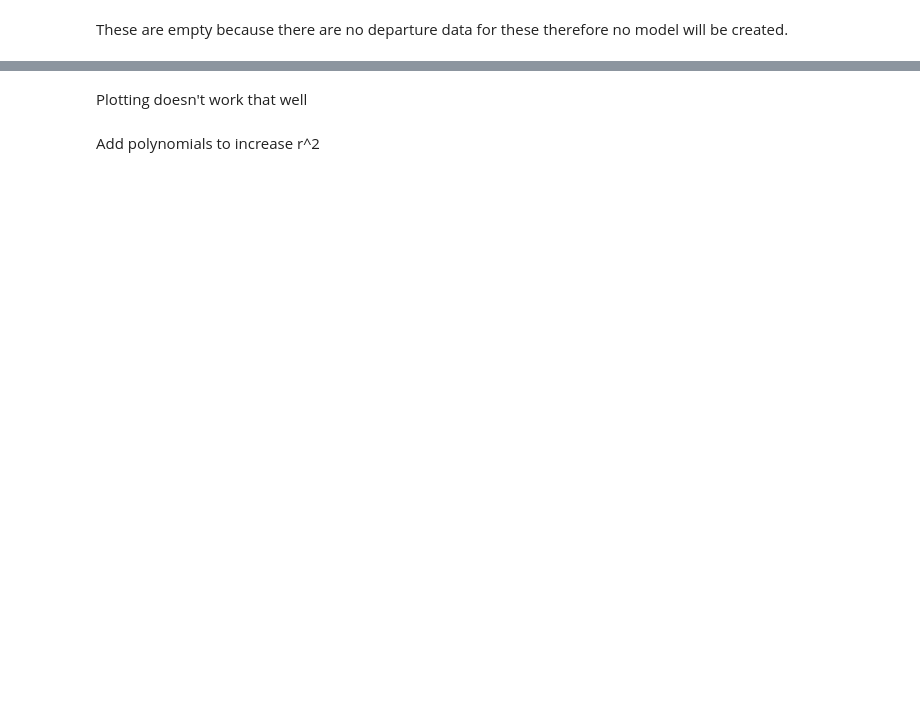
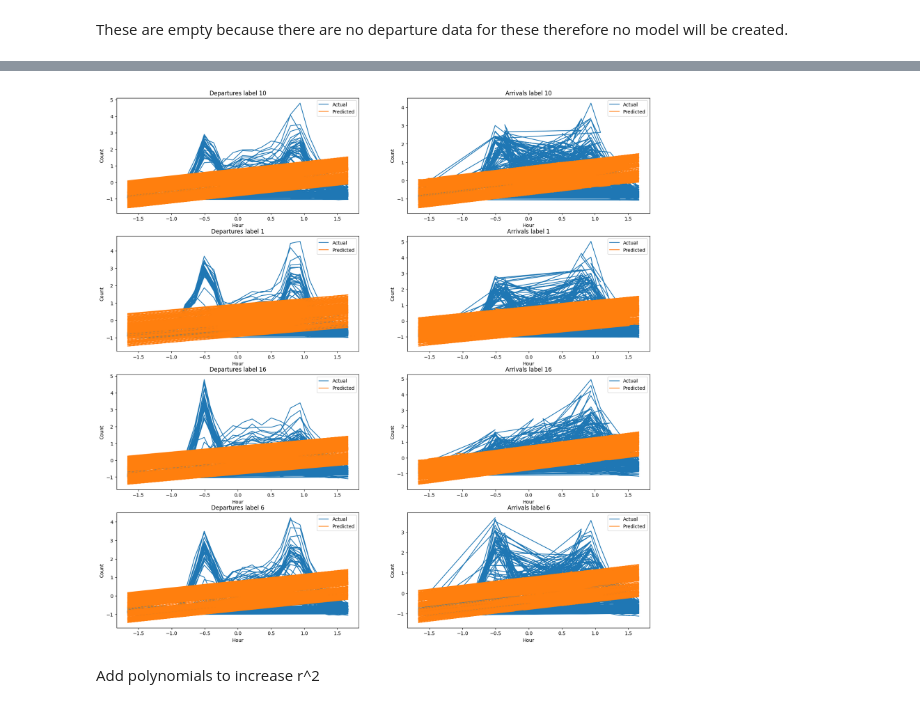
Before and after one commit to AlexisVandenHeede/IntroBA, a Jupyter notebook: reportv2.ipynb, the cells around one changed output, grey strips where cells are left out. Saved outputs shown, nothing was run; the diff lists cells and outputs as text; code cells hidden in the pictures; blank space fills up the shorter version.

```diff
--- a/reportv2.ipynb
+++ b/reportv2.ipynb
@@ -401,4 +385,15 @@ y_departures_train_0.head()
 Name: count, dtype: int64
+# %%
+# stardarise data and y
+for i in range(n):
+    globals()['x_departures_train_{}'.format(i)] = starndarise_df(globals()['x_departures_train_{}'.format(i)])
+    globals()['x_departures_test_{}'.format(i)] = starndarise_df(globals()['x_departures_test_{}'.format(i)])
+    globals()['x_arrivals_train_{}'.format(i)] = starndarise_df(globals()['x_arrivals_train_{}'.format(i)])
+    globals()['x_arrivals_test_{}'.format(i)] = starndarise_df(globals()['x_arrivals_test_{}'.format(i)])
+    globals()['y_departures_train_{}'.format(i)] = starndarise_df(globals()['y_departures_train_{}'.format(i)])
+    globals()['y_departures_test_{}'.format(i)] = starndarise_df(globals()['y_departures_test_{}'.format(i)])
+    globals()['y_arrivals_train_{}'.format(i)] = starndarise_df(globals()['y_arrivals_train_{}'.format(i)])
+    globals()['y_arrivals_test_{}'.format(i)] = starndarise_df(globals()['y_arrivals_test_{}'.format(i)])
 # %% [markdown]
 These are empty because there are no departure data for these therefore no model will be created.
 # %%
@@ -408,16 +404,14 @@ from sklearn.linear_model import LinearRegression
 # r^2 score
 from sklearn.metrics import r2_score
 # %%
-
-
 for i in range(n):
 
     if globals()['x_departures_train_{}'.format(i)].empty or globals()['x_arrivals_train_{}'.format(i)].empty:
         print('EMPTY')
         continue
 
-    globals()['reg_departures_{}'.format(i)] = XGBRegressor().fit(globals()['x_departures_train_{}'.format(i)], globals()['y_departures_train_{}'.format(i)])
-    globals()['reg_arrivals_{}'.format(i)] = XGBRegressor().fit(globals()['x_arrivals_train_{}'.format(i)], globals()['y_arrivals_train_{}'.format(i)])
+    globals()['reg_departures_{}'.format(i)] = Ridge().fit(globals()['x_departures_train_{}'.format(i)], globals()['y_departures_train_{}'.format(i)])
+    globals()['reg_arrivals_{}'.format(i)] = Ridge().fit(globals()['x_arrivals_train_{}'.format(i)], globals()['y_arrivals_train_{}'.format(i)])
 
     # save the results to variables
     globals()['y_departures_pred_{}'.format(i)] = globals()['reg_departures_{}'.format(i)].predict(globals()['x_departures_test_{}'.format(i)])
@@ -447,22 +432,25 @@ EMPTY
-# %% [markdown]
-Plotting doesn't work that well
 # %%
-# # plot in grid
-# fig, axs = plt.subplots(2, n, figsize=(20,20))
-# for i in range(n):
-#     if globals()['x_departures_train_{}'.format(i)].empty or globals()['x_arrivals_train_{}'.format(i)].empty:
-#         print('EMPTYTTTTTYY')
-#         continue
-#     axs[0, i].scatter(globals()['x_departures_test_{}'.format(i)][:,0], globals()['y_departures_test_{}'.format(i)], s=0.75)
-#     axs[0, i].scatter(globals()['x_departures_test_{}'.format(i)][:,0], globals()['reg_departures_{}'.format(i)].predict(globals()['x_departures_test_{}'.format(i)]), color='red')
-#     axs[0, i].set_title('Departures label {}'.format(largest_cluster[i]))
-#     axs[0, i].set_ylabel('Count')
-#     axs[0, i].set_xlabel('Hour')
-#     axs[1, i].scatter(globals()['x_arrivals_test_{}'.format(i)][:,0], globals()['y_arrivals_test_{}'.format(i)], s=0.75)
-#     axs[1, i].scatter(globals()['x_arrivals_test_{}'.format(i)][:,0], globals()['reg_arrivals_{}'.format(i)].predict(globals()['x_arrivals_test_{}'.format(i)]), color='red')
-#     axs[1, i].set_title('Arrivals label {}'.format(largest_cluster[i]))
-#     axs[1, i].set_ylabel('Count')
-#     axs[1, i].set_xlabel('Hour')
+# grid plot hourly prediction of each model for departures and arrivals
+
+fig, axs = plt.subplots(n, 2, figsize=(20, 20))
+for i in range(n):
+    axs[i, 0].plot(globals()['x_departures_test_{}'.format(i)]['hour'], globals()['y_departures_test_{}'.format(i)], label='Actual')
+    axs[i, 0].plot(globals()['x_departures_test_{}'.format(i)]['hour'], globals()['y_departures_pred_{}'.format(i)], label='Predicted')
+    axs[i, 0].set_ylabel('Count')
+    axs[i, 0].set_xlabel('Hour')
+    axs[i, 0].set_title('Departures label {}'.format(largest_cluster[i]))
+    axs[i, 0].legend()
+
+    axs[i, 1].plot(globals()['x_arrivals_test_{}'.format(i)]['hour'], globals()['y_arrivals_test_{}'.format(i)], label='Actual')
+    axs[i, 1].plot(globals()['x_arrivals_test_{}'.format(i)]['hour'], globals()['y_arrivals_pred_{}'.format(i)], label='Predicted')
+    axs[i, 1].set_ylabel('Count')
+    axs[i, 1].set_xlabel('Hour')
+    axs[i, 1].set_title('Arrivals label {}'.format(largest_cluster[i]))
+    axs[i, 1].legend()
+
+plt.show()
+# %% [output]
+[figure, added]
 # %% [markdown]
 Add polynomials to increase r^2
 # %%
```
Also changed, not shown: parts of 54 cells of this notebook.
